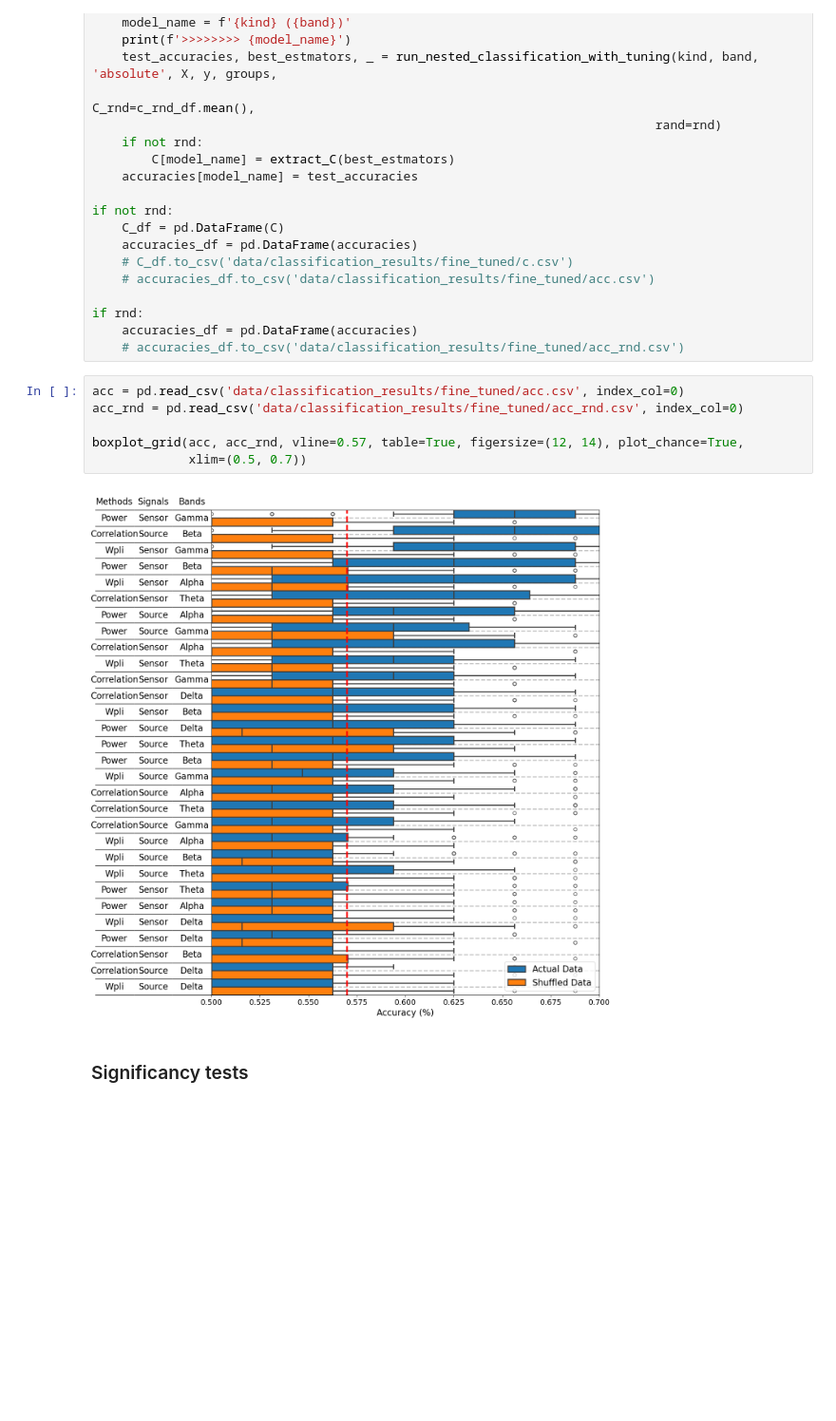
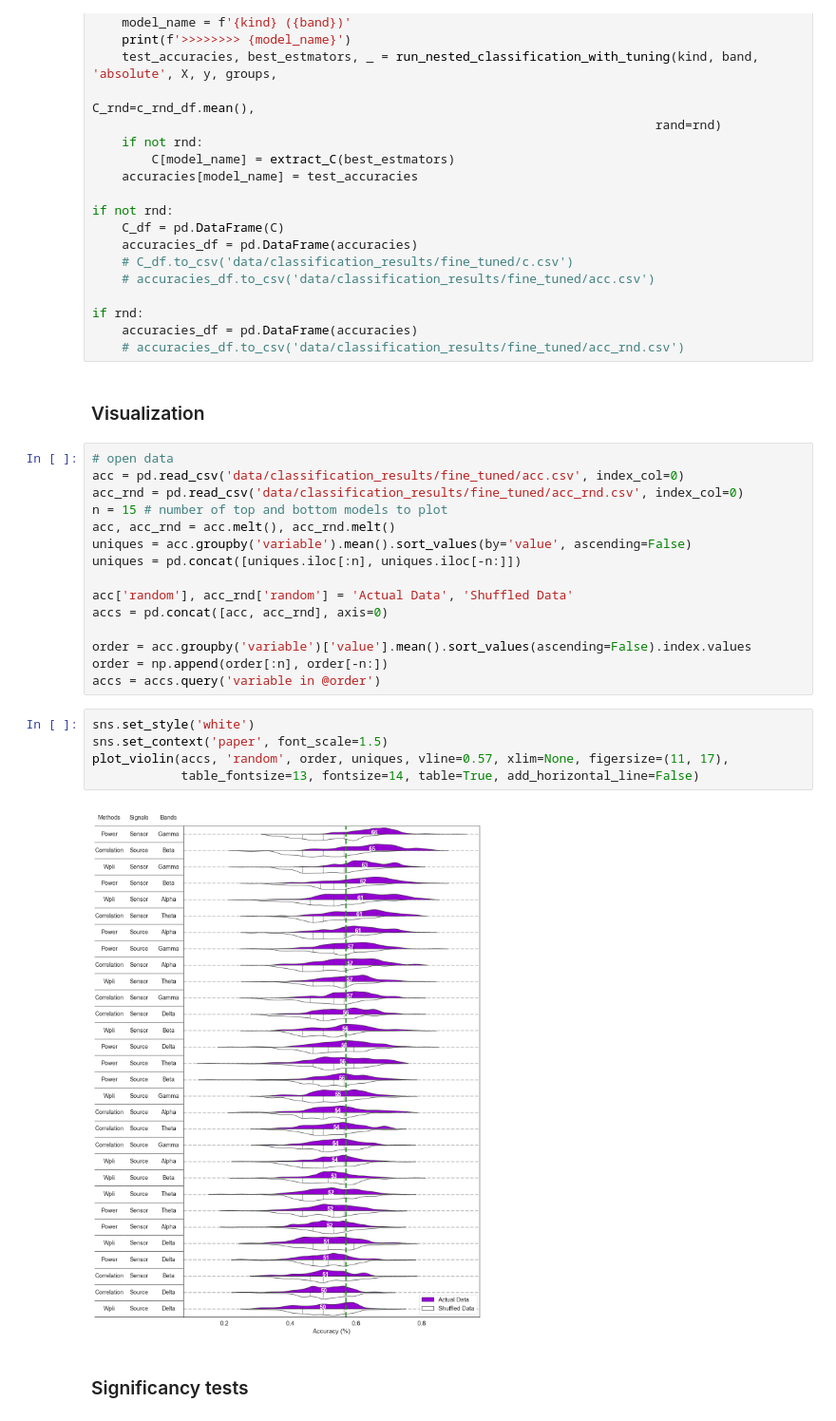
Before and after one commit to Yeganehfrh/SugNet, a Jupyter notebook: notebooks/nested_cross_validation.ipynb, the cells around one changed output. Shown at 95% size. Cells and saved outputs as stored; diff of their text form; blank space fills up the shorter version.

```diff
--- a/notebooks/nested_cross_validation.ipynb
+++ b/notebooks/nested_cross_validation.ipynb
@@ -314,14 +376,30 @@ if not rnd:
 if rnd:
     accuracies_df = pd.DataFrame(accuracies)
     # accuracies_df.to_csv('data/classification_results/fine_tuned/acc_rnd.csv')
-# %%
-acc = pd.read_csv('data/classification_results/fine_tuned/acc.csv', index_col=0)
-acc_rnd = pd.read_csv('data/classification_results/fine_tuned/acc_rnd.csv', index_col=0)
-
-boxplot_grid(acc, acc_rnd, vline=0.57, table=True, figersize=(12, 14), plot_chance=True,
-             xlim=(0.5, 0.7))
-# %% [output]
-[figure, removed]
+# %% [markdown]
+### Visualization
+# %%
+# open data
+acc = pd.read_csv('data/classification_results/fine_tuned/acc.csv', index_col=0)
+acc_rnd = pd.read_csv('data/classification_results/fine_tuned/acc_rnd.csv', index_col=0)
+n = 15 # number of top and bottom models to plot
+acc, acc_rnd = acc.melt(), acc_rnd.melt()
+uniques = acc.groupby('variable').mean().sort_values(by='value', ascending=False)
+uniques = pd.concat([uniques.iloc[:n], uniques.iloc[-n:]])
+
+acc['random'], acc_rnd['random'] = 'Actual Data', 'Shuffled Data'
+accs = pd.concat([acc, acc_rnd], axis=0)
+
+order = acc.groupby('variable')['value'].mean().sort_values(ascending=False).index.values
+order = np.append(order[:n], order[-n:])
+accs = accs.query('variable in @order')
+# %%
+sns.set_style('white')
+sns.set_context('paper', font_scale=1.5)
+plot_violin(accs, 'random', order, uniques, vline=0.57, xlim=None, figersize=(11, 17),
+            table_fontsize=13, fontsize=14, table=True, add_horizontal_line=False)
+# %% [output]
+[figure, added]
 # %% [markdown]
 ### Significancy tests
 # %%
```
Also changed, not shown: parts of 9 cells of this notebook.
